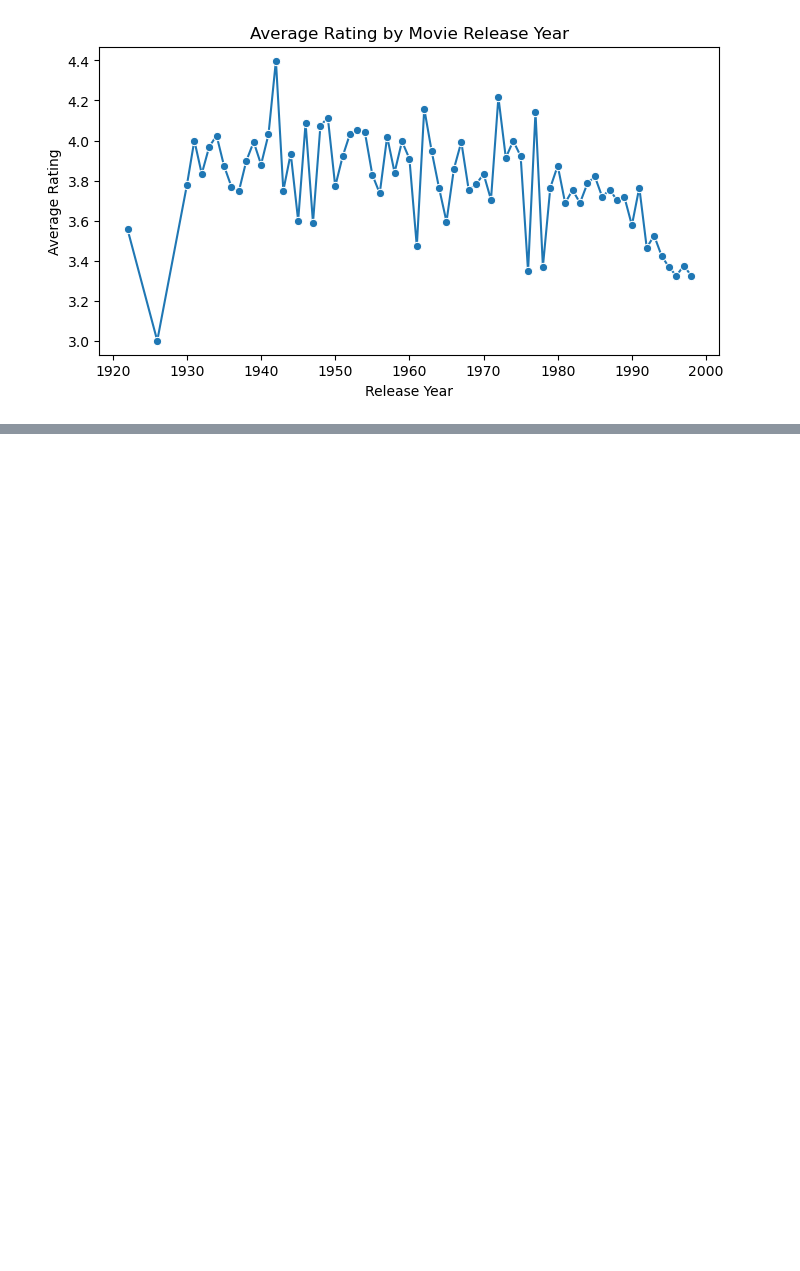
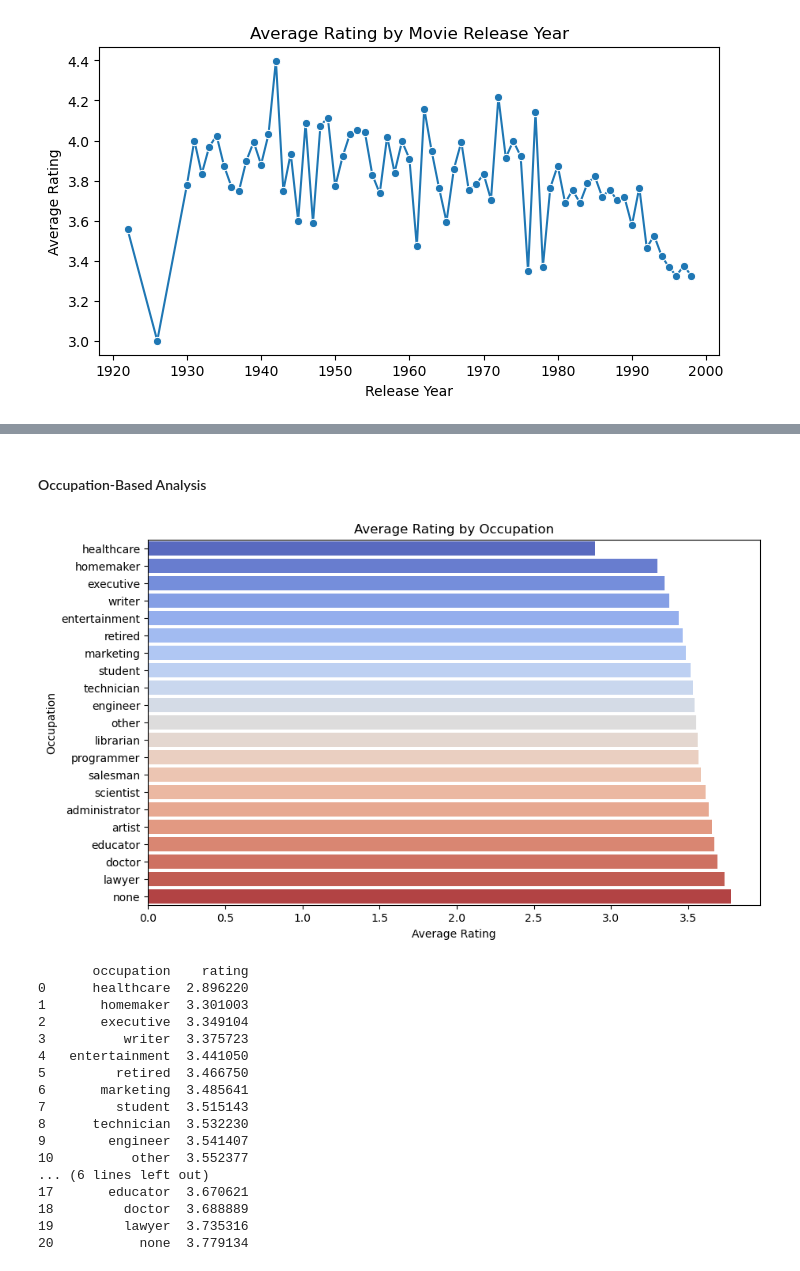
Before and after one commit to asimjamal/MovieLens-100K-Review-Analysis, a Jupyter notebook: MovieLens100k Analysis.ipynb, the cells around one changed output, grey strips where cells are left out. Drawn from its saved outputs; the diff is of its cells as text; code cells hidden in the pictures; blank space fills up the shorter version.

```diff
--- a/MovieLens100k Analysis.ipynb
+++ b/MovieLens100k Analysis.ipynb
@@ -168,0 +235,32 @@ plt.show()
+# %% [markdown]
+#### Occupation-Based Analysis
+# %%
+occ_avg = data.groupby("occupation")["rating"].mean().sort_values().reset_index()
+
+plt.figure(figsize=(10,6))
+sns.barplot(x="rating", y="occupation", data=occ_avg, palette="coolwarm")
+plt.title("Average Rating by Occupation")
+plt.xlabel("Average Rating")
+plt.ylabel("Occupation")
+plt.show()
+
+print(occ_avg)
+# %% [output]
+[figure, added]
+       occupation    rating
+0      healthcare  2.896220
+1       homemaker  3.301003
+2       executive  3.349104
+3          writer  3.375723
+4   entertainment  3.441050
+5         retired  3.466750
+6       marketing  3.485641
+7         student  3.515143
+8      technician  3.532230
+9        engineer  3.541407
+10          other  3.552377
+... (6 lines left out)
+17       educator  3.670621
+18         doctor  3.688889
+19         lawyer  3.735316
+20           none  3.779134
```
Also changed, not shown: parts of 16 cells of this notebook.
